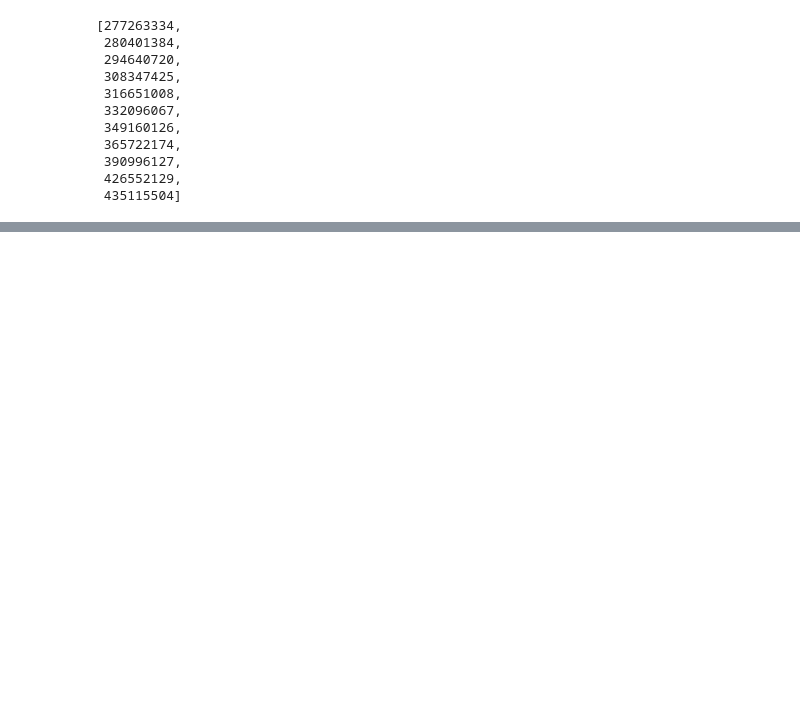
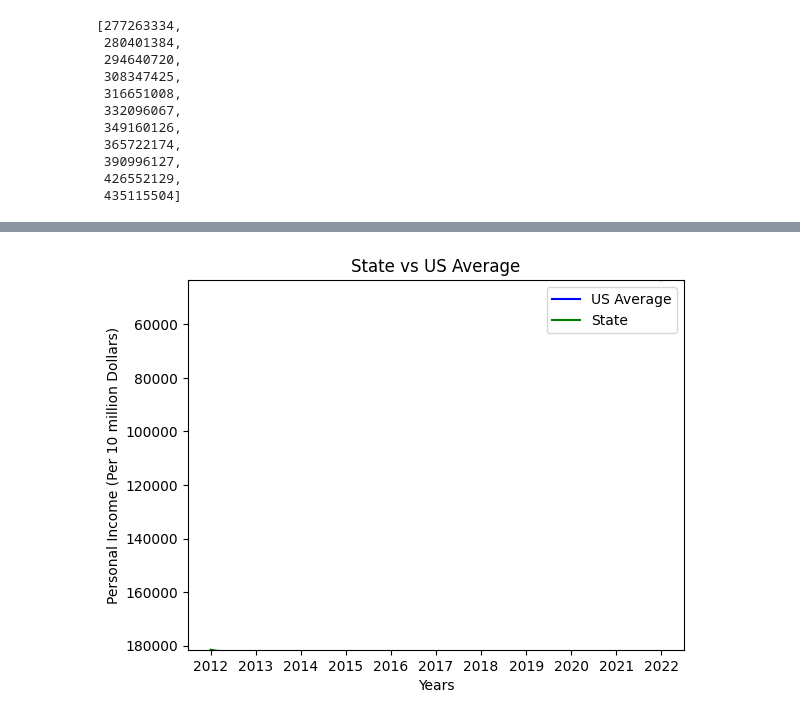
Before and after one commit to Tylerwilliams3644/Bootcamp-Project-1, a Jupyter notebook: Working Code/Income by State/income_by_state.ipynb, the cells around one changed output, grey strips where cells are left out. Saved outputs shown, nothing was run; the diff lists cells and outputs as text; code cells hidden in the pictures; blank space fills up the shorter version.

```diff
--- a/Working Code/Income by State/income_by_state.ipynb
+++ b/Working Code/Income by State/income_by_state.ipynb
@@ -178,6 +178,40 @@ plt.ticklabel_format(style="plain", axis="y")
 plt.show()
 # %% [output]
 [figure]
+# %%
+US_average, = plt.plot(avg_x_axis, avg_y_axis_in_10million, color="blue", label="US Average")
+state, = plt.plot(state_x_axis, state_y_axis_in_10million, color="green", label = "State")
+
+
+plt.legend(handles=[US_average, state], loc='best')
+
+
+if min(state_y_axis_in_10million) < min(avg_y_axis_in_10million):
+    state_lower = min(state_y_axis_in_10million)
+elif min(state_y_axis_in_10million) > min(avg_y_axis_in_10million):
+    average_lower = min(avg_y_axis_in_10million)
+elif max(state_y_axis_in_10million) > max(avg_y_axis_in_10million):
+    state_upper = state_y_axis_in_10million
+else:
+    average_upper = avg_y_axis_in_10million
+#if min(state_y_axis_in_10million) < min(avg_y_axis_in_10million) and max(state_y_axis_in_10million) > max(avg_y_axis_in_10million):
+#    plt.ylim(min(state_y_axis_in_10million), max(state_y_axis_in_10million))
+#elif min(state_y_axis_in_10million) < min(avg_y_axis_in_10million) and max(state_y_axis_in_10million) < max(avg_y_axis_in_10million):
+#    plt.ylim(min(state_y_axis_in_10million), max(avg_y_axis_in_10million))
+#elif min(state_y_axis_in_10million) > min(avg_y_axis_in_10million) and max(state_y_axis_in_10million) < max(avg_y_axis_in_10million):
+#    plt.ylim(min(avg_y_axis_in_10million), max(avg_y_axis_in_10million))
+#else:
+##min(state_y_axis_in_10million) > min(avg_y_axis_in_10million) & max(state_y_axis_in_10million) > max(avg_y_axis_in_10million):
+#    plt.ylim(min(avg_y_axis_in_10million), max(state_y_axis_in_10million))
+
+plt.ylim(min(state_y_axis_in_10million), max(avg_y_axis_in_10million))
+plt.xlabel("Years")
+plt.ylabel("Personal Income (Per 10 million Dollars)")
+plt.title("State vs US Average")
+plt.ticklabel_format(style="plain", axis="y")
+plt.show()
+# %% [output]
+[figure, added]
 # %%
 US_average, = plt.plot(avg_x_axis, avg_y_axis, color="blue", label="US Average")
 state, = plt.plot(state_x_axis, state_y_axis, color="green", label = "State")
```
Also changed, not shown: parts of 3 cells of this notebook, 1 other file.
